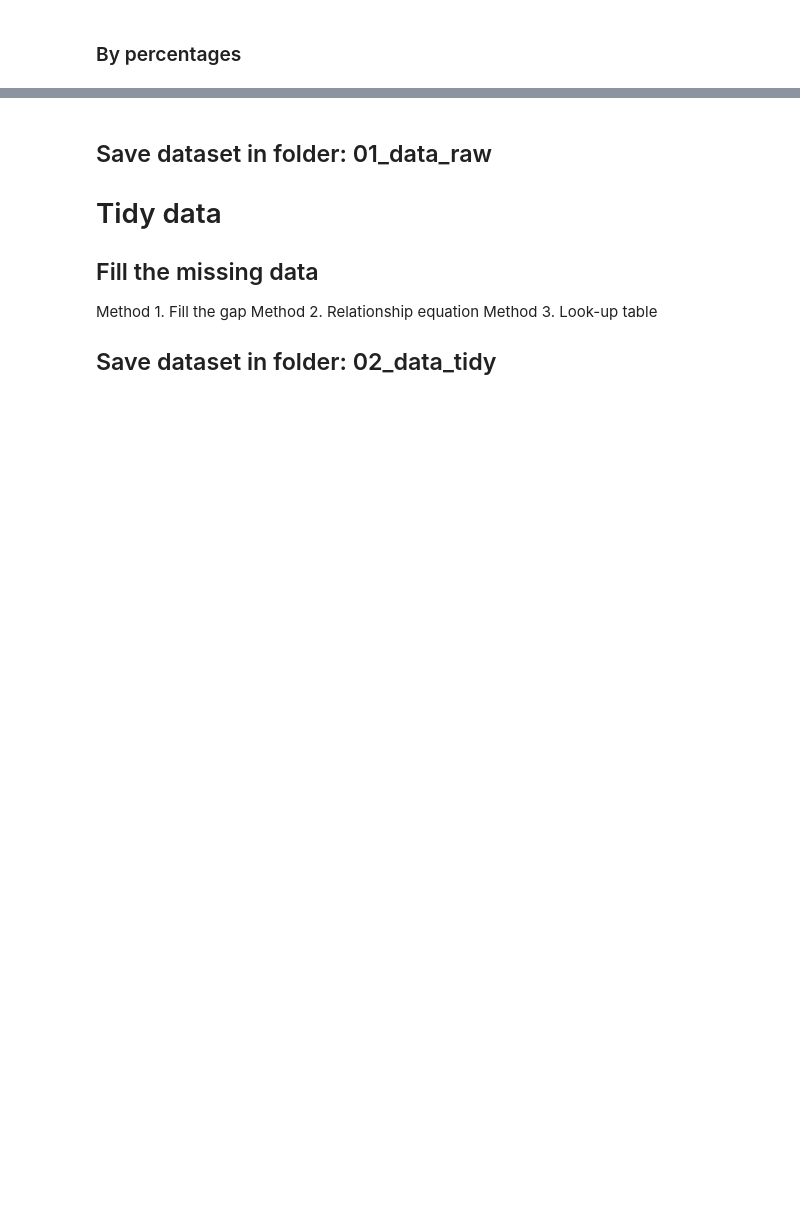
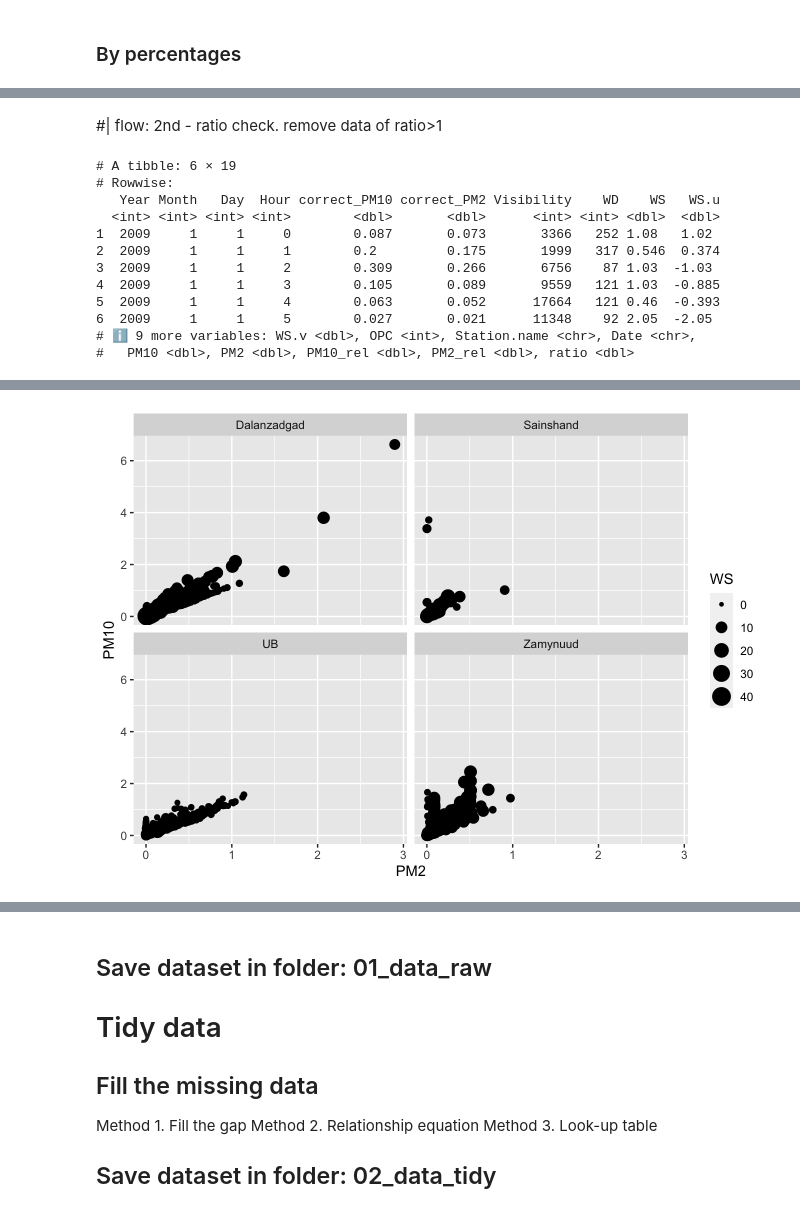
Before and after one commit to EmouAcademy/my-awesome-manuscripts, a Jupyter notebook: notebooks/01_datawork.embed.ipynb, the cells around one changed output, grey strips where cells are left out. Saved outputs shown, nothing was run; the diff lists cells and outputs as text; code cells hidden in the pictures; blank space fills up the shorter version.

```diff
--- a/notebooks/01_datawork.embed.ipynb
+++ b/notebooks/01_datawork.embed.ipynb
@@ -153,0 +199,19 @@ Remove the spikes in the datasets, and produce the table with NA, with removed s
+# %% [markdown]
+#\| flow: 2nd - ratio check. remove data of ratio\>1
+# %%
+df_01 <- df_01 |>
+  filter(PM2<10 & PM10<10 & PM10 != 0 & PM2 != 0 & ratio < 1)
+head(df_01)
+# %% [output]
+# A tibble: 6 × 19
+# Rowwise:
+   Year Month   Day  Hour correct_PM10 correct_PM2 Visibility    WD    WS   WS.u
+  <int> <int> <int> <int>        <dbl>       <dbl>      <int> <int> <dbl>  <dbl>
+1  2009     1     1     0        0.087       0.073       3366   252 1.08   1.02
+2  2009     1     1     1        0.2         0.175       1999   317 0.546  0.374
+3  2009     1     1     2        0.309       0.266       6756    87 1.03  -1.03
+4  2009     1     1     3        0.105       0.089       9559   121 1.03  -0.885
+5  2009     1     1     4        0.063       0.052      17664   121 0.46  -0.393
+6  2009     1     1     5        0.027       0.021      11348    92 2.05  -2.05
+# ℹ 9 more variables: WS.v <dbl>, OPC <int>, Station.name <chr>, Date <chr>,
+#   PM10 <dbl>, PM2 <dbl>, PM10_rel <dbl>, PM2_rel <dbl>, ratio <dbl>
@@ -153,0 +219 @@ Remove the spikes in the datasets, and produce the table with NA, with removed s
+[figure, added]
```
Also changed, not shown: parts of 17 cells of this notebook, 43 other files.
